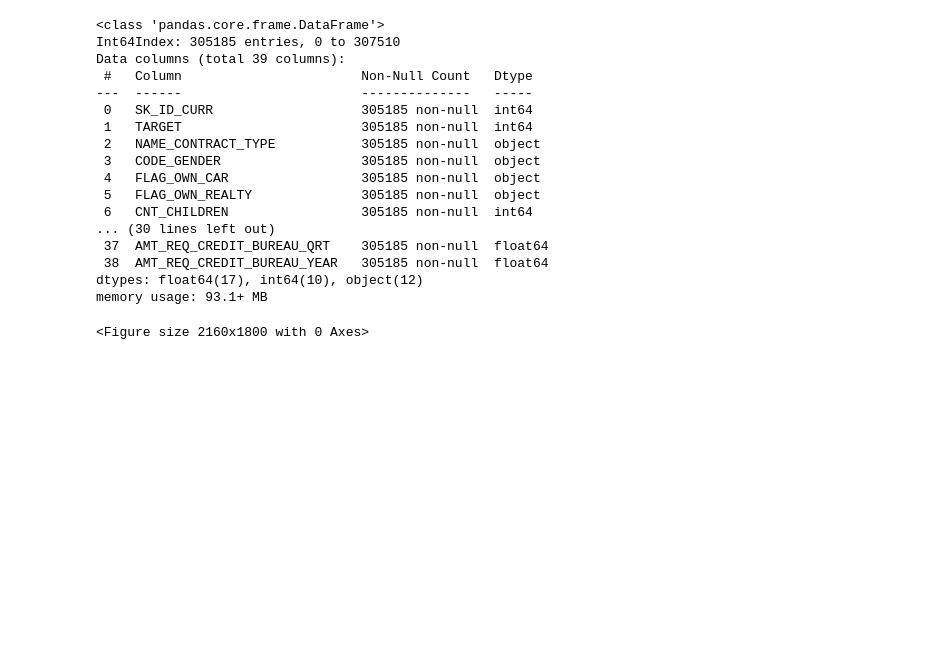
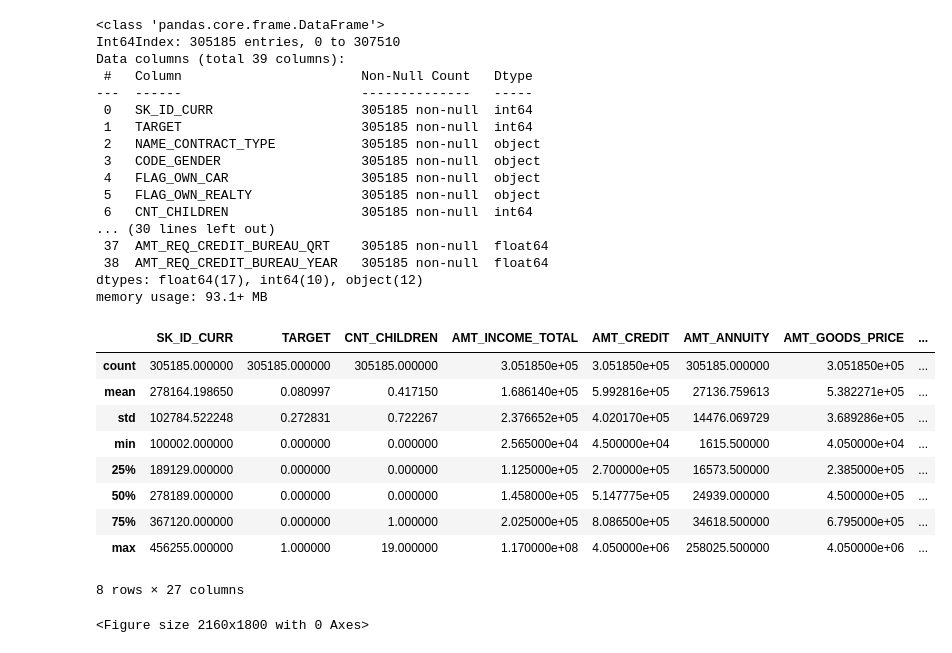
Before and after one commit to SharelCooper/LoanDefaultAnalysisAndMLPredicton, a Jupyter notebook: Loan Project.ipynb, the cells around one changed output. Drawn from its saved outputs; the diff is of its cells as text; code cells hidden in the pictures; blank space fills up the shorter version.

```diff
--- a/Loan Project.ipynb
+++ b/Loan Project.ipynb
@@ -269,6 +269,19 @@ Data columns (total 39 columns):
  38  AMT_REQ_CREDIT_BUREAU_YEAR   305185 non-null  float64
 dtypes: float64(17), int64(10), object(12)
 memory usage: 93.1+ MB
+# %%
+df.describe()
+# %% [output]
+|  | SK_ID_CURR | TARGET | CNT_CHILDREN | AMT_INCOME_TOTAL | AMT_CREDIT | AMT_ANNUITY | AMT_GOODS_PRICE | ... |
+| count | 305185.000000 | 305185.000000 | 305185.000000 | 3.051850e+05 | 3.051850e+05 | 305185.000000 | 3.051850e+05 | ... |
+| mean | 278164.198650 | 0.080997 | 0.417150 | 1.686140e+05 | 5.992816e+05 | 27136.759613 | 5.382271e+05 | ... |
+| std | 102784.522248 | 0.272831 | 0.722267 | 2.376652e+05 | 4.020170e+05 | 14476.069729 | 3.689286e+05 | ... |
+| min | 100002.000000 | 0.000000 | 0.000000 | 2.565000e+04 | 4.500000e+04 | 1615.500000 | 4.050000e+04 | ... |
+| 25% | 189129.000000 | 0.000000 | 0.000000 | 1.125000e+05 | 2.700000e+05 | 16573.500000 | 2.385000e+05 | ... |
+| 50% | 278189.000000 | 0.000000 | 0.000000 | 1.458000e+05 | 5.147775e+05 | 24939.000000 | 4.500000e+05 | ... |
+| 75% | 367120.000000 | 0.000000 | 1.000000 | 2.025000e+05 | 8.086500e+05 | 34618.500000 | 6.795000e+05 | ... |
+| max | 456255.000000 | 1.000000 | 19.000000 | 1.170000e+08 | 4.050000e+06 | 258025.500000 | 4.050000e+06 | ... |
+8 rows × 27 columns
 # %%
 # from sklearn.feature_selection import SelectKBest
 # from sklearn.feature_selection import chi2
```
Also changed, not shown: parts of 7 cells of this notebook.
